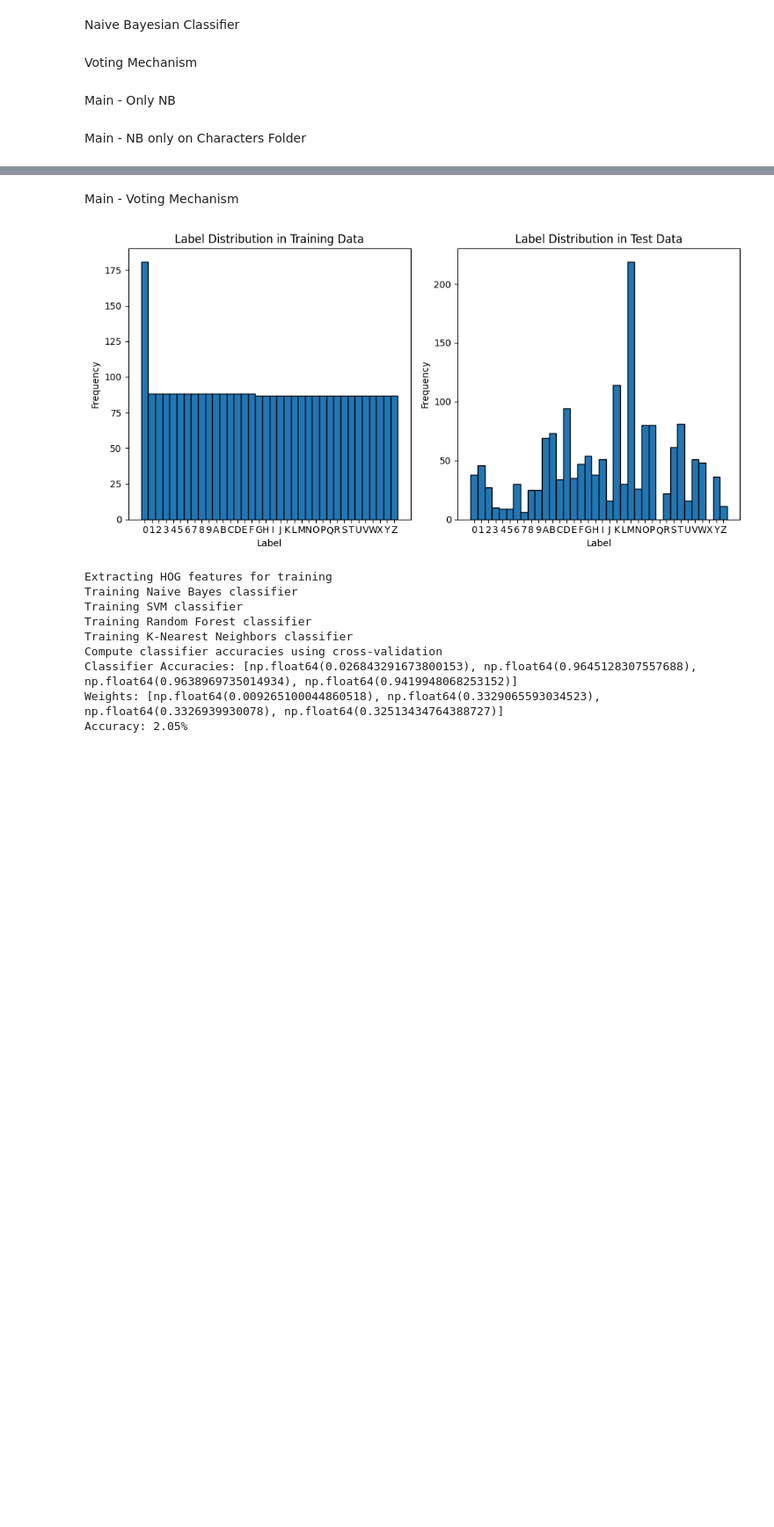
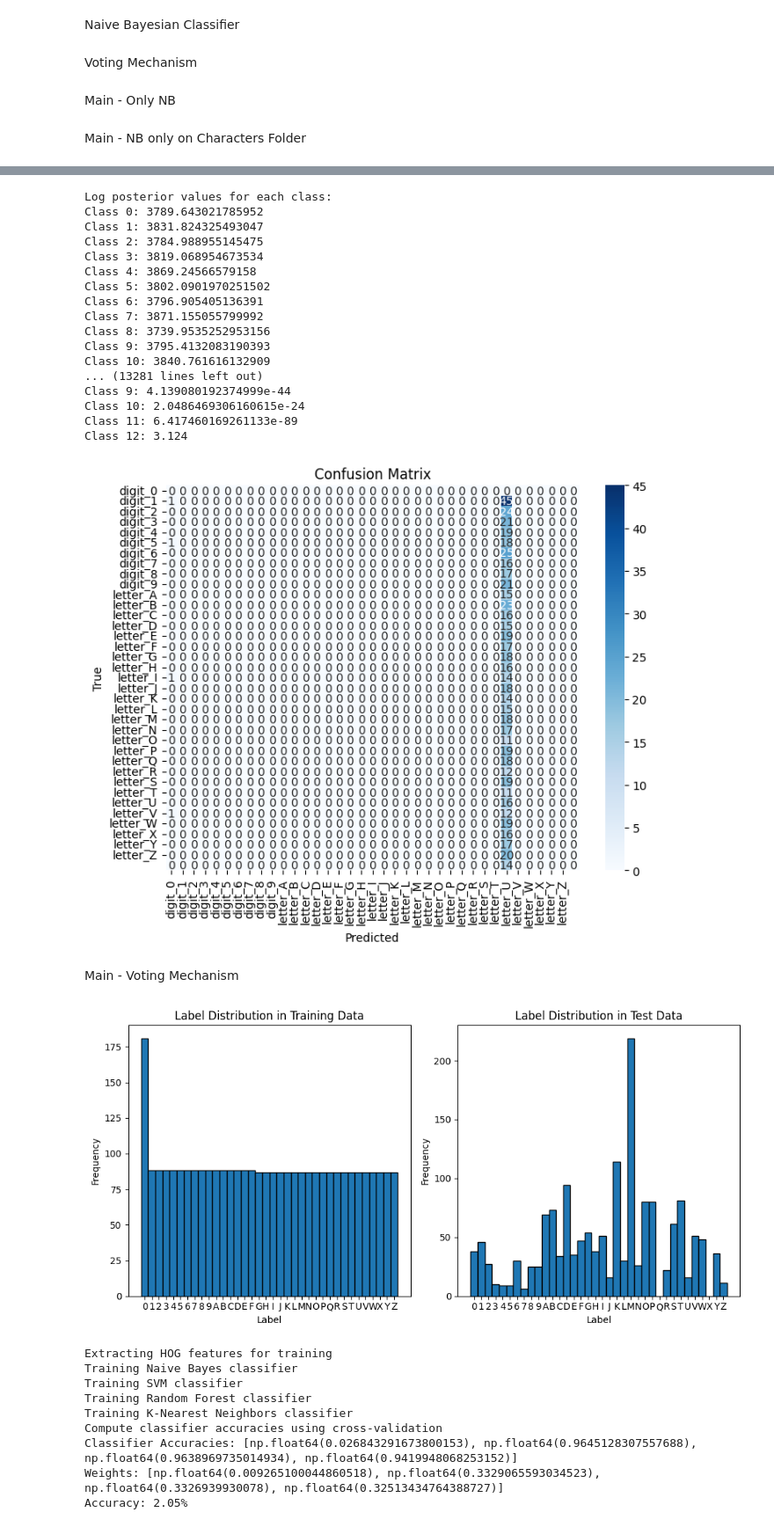
Before and after one commit to IuliaCipleu/Car_Plate_Detector_With_OCR, a Jupyter notebook: ocr.ipynb, the cells around one changed output, grey strips where cells are left out. Shown at 88% size. Drawn from its saved outputs; the diff is of its cells as text; code cells hidden in the pictures; blank space fills up the shorter version.

Commit message:
Naive Bayes and HOG in C++

```diff
--- a/ocr.ipynb
+++ b/ocr.ipynb
@@ -402 +456,60 @@ print(f"Accuracy: {accuracy * 100:.2f}%")
 Accuracy: 2.77%
+# %%
+import numpy as np
+import os
+import cv2
+from sklearn.preprocessing import LabelEncoder
+from sklearn.model_selection import train_test_split
+from sklearn.metrics import confusion_matrix
+import matplotlib.pyplot as plt
+import seaborn as sns
+
+# Assuming 'new_load_data' and 'classify_bayes' are defined as before
+
+# Load the data
+folder_path = 'C:/Users/Cipleu/Documents/IULIA/SCOALA/facultate/Year 4 Semester 1/PRS/Lab/Project/characters'
+target_size = (28, 28)
+X, y, label_encoder = new_load_data(folder_path, target_size)
+
+# Convert image data to NumPy arrays and flatten images
+X_flat = np.array([img.flatten() for img in X])
+
+# Split the dataset into 80% training and 20% testing
+X_train, X_test, y_train, y_test = train_test_split(X_flat, y, test_size=0.2, random_state=42)
+
+# Calculate priors for the training data
+priors = np.array([np.sum(y_train == c) / len(y_train) for c in range(len(label_encoder.classes_))]).reshape(-1, 1)
+
+# Calculate likelihoods for the training data
+likelihood = np.zeros((len(label_encoder.classes_), X_train.shape[1]))
+for c in range(len(label_encoder.classes_)):
+    class_data = X_train[y_train == c]
+    likelihood[c, :] = np.mean(class_data, axis=0)  # Simple likelihood estimation
+
+# Function to classify and evaluate on test dataset
+def evaluate_model(X_test, y_test, priors, likelihood, label_encoder):
+    # Initialize lists to store actual and predicted labels
+    y_true = []
+    y_pred = []
+
+    # Iterate over the test data
+    for img, true_label in zip(X_test, y_test):
+        # Classify the image
+        predicted_class = classify_bayes(img, priors, likelihood)
+
+        # Store the true and predicted labels
+        y_true.append(true_label)
+        y_pred.append(predicted_class)
+
+    # Calculate and display the confusion matrix
+    cm = confusion_matrix(y_true, y_pred)
+    plt.figure(figsize=(8, 6))
+    sns.heatmap(cm, annot=True, fmt='d', cmap='Blues', xticklabels=label_encoder.classes_, yticklabels=label_encoder.classes_)
+    plt.title('Confusion Matrix')
+    plt.xlabel('Predicted')
+    plt.ylabel('True')
+    plt.show()
+
+# Evaluate the classifier on the test set
+evaluate_model(X_test, y_test, priors, likelihood, label_encoder)
+# %% [output]
@@ -403,3 +533,21 @@ Accuracy: 2.77%
+Log posterior values for each class:
+Class 0: 3789.643021785952
+Class 1: 3831.824325493047
+Class 2: 3784.988955145475
+Class 3: 3819.068954673534
+Class 4: 3869.24566579158
+Class 5: 3802.0901970251502
+Class 6: 3796.905405136391
+Class 7: 3871.155055799992
+Class 8: 3739.9535252953156
+Class 9: 3795.4132083190393
+Class 10: 3840.761616132909
+... (13281 lines left out)
+Class 9: 4.139080192374999e-44
+Class 10: 2.0486469306160615e-24
+Class 11: 6.417460169261133e-89
+Class 12: 3.124
+[figure, added]
 # %% [markdown]
 Main - Voting Mechanism
 # %%
```
Also changed, not shown: parts of 4 cells of this notebook, 1 other file.
